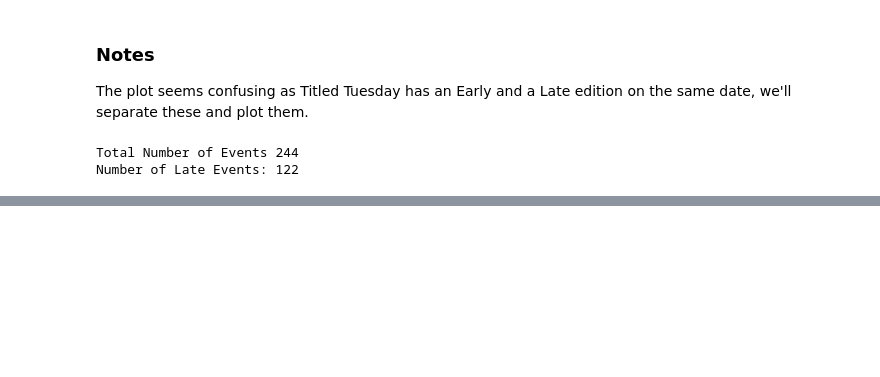
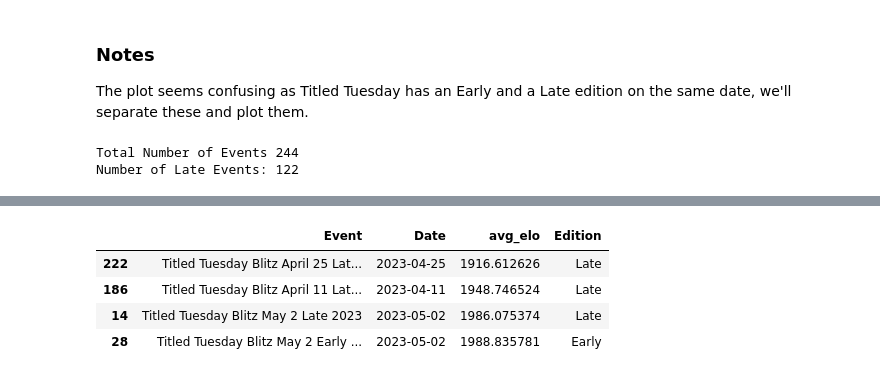
Before and after one commit to krugergui/Chess_Analysis_Titled_Tuesday, a Jupyter notebook: src/notebooks/data_exploration.ipynb, the cells around one changed output, grey strips where cells are left out. Saved outputs shown, nothing was run; the diff lists cells and outputs as text; code cells hidden in the pictures; blank space fills up the shorter version.

```diff
--- a/src/notebooks/data_exploration.ipynb
+++ b/src/notebooks/data_exploration.ipynb
@@ -503,0 +576,10 @@ Titled Tuesday Blitz April 25 Late 2023 - average elo: 1915.3225326991676
+# %%
+df_average_elos[
+    (df_average_elos["Date"] < "2023-06-01") & (df_average_elos["avg_elo"] < 2000)
+].sort_values("avg_elo", ascending=True).head(10)
+# %% [output]
+|  | Event | Date | avg_elo | Edition |
+| 222 | Titled Tuesday Blitz April 25 Lat... | 2023-04-25 | 1916.612626 | Late |
+| 186 | Titled Tuesday Blitz April 11 Lat... | 2023-04-11 | 1948.746524 | Late |
+| 14 | Titled Tuesday Blitz May 2 Late 2023 | 2023-05-02 | 1986.075374 | Late |
+| 28 | Titled Tuesday Blitz May 2 Early ... | 2023-05-02 | 1988.835781 | Early |
```
Also changed, not shown: parts of 16 cells of this notebook, 1 other file.
